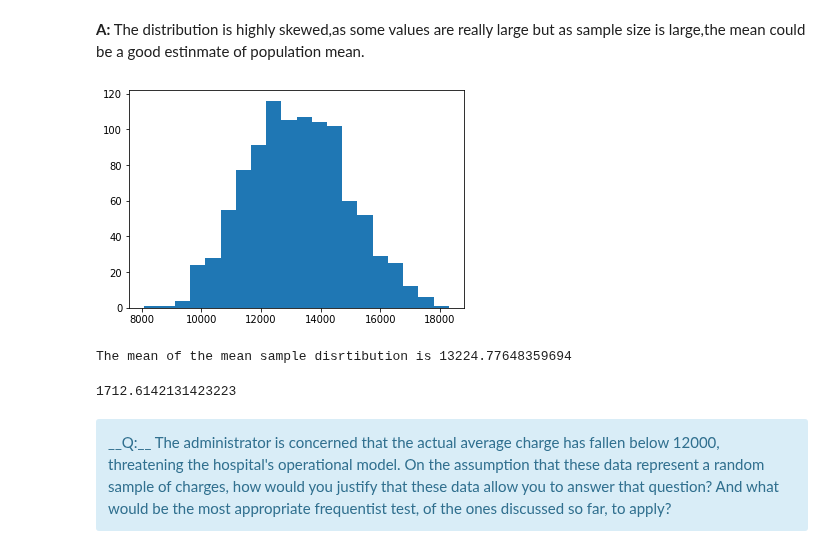
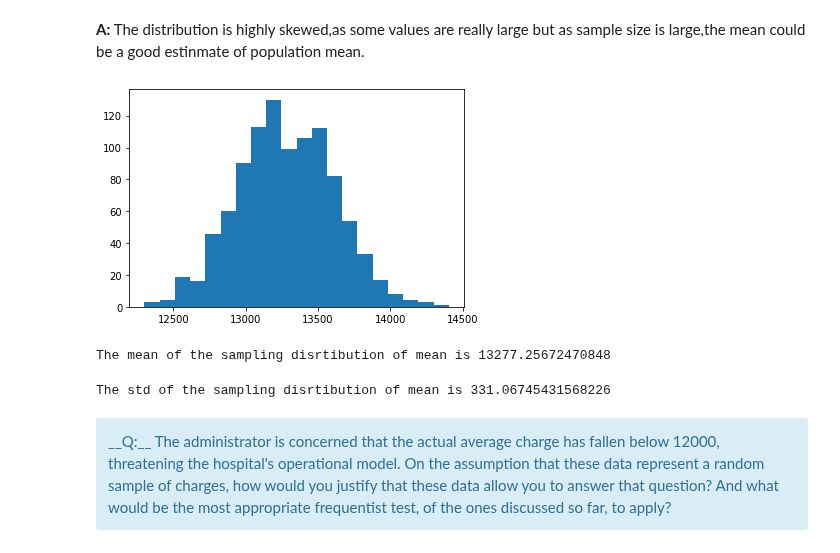
Before and after one commit to Anandpatil412/DSC, a Jupyter notebook: Miniproject_inferential_statistics/inferential_statistics_1b-Q6.25.ipynb, the cells around one changed output. Saved outputs shown, nothing was run; the diff lists cells and outputs as text; code cells hidden in the pictures.

```diff
--- a/Miniproject_inferential_statistics/inferential_statistics_1b-Q6.25.ipynb
+++ b/Miniproject_inferential_statistics/inferential_statistics_1b-Q6.25.ipynb
@@ -81,23 +81,26 @@ def medicalcharges_sampler(n):
 # %%
 sample_mean = np.empty(1000)
 for i in range(1000):
-    sample_mean[i] = np.mean(medicalcharges_sampler(50))
+    sample_mean[i] = np.mean(medicalcharges_sampler(1338))
 
 _ = plt.hist(sample_mean,bins=20)
 
 plt.show()
 # %% [output]
-[figure, old version]
+[figure, new version]
 # %%
 _mean = np.mean(sample_mean)
-print("The mean of the mean sample disrtibution is",_mean)
+print("The mean of the sampling disrtibution of mean is",_mean)
 # %% [output]
-The mean of the mean sample disrtibution is 13224.77648359694
+The mean of the sampling disrtibution of mean is 13277.25672470848
-# %%
-𝜎𝑚𝑒𝑎𝑛 = std_charges/(50**0.5)
-𝜎𝑚𝑒𝑎𝑛
-# %% [output]
-1712.6142131423223
+# %%
+𝜎𝑚𝑒𝑎𝑛 = std_charges/(1338**0.5)
+𝜎𝑚𝑒𝑎𝑛
+#or
+# 𝜎𝑚𝑒𝑎𝑛 = np.std(sample_mean)
+print("The std of the sampling disrtibution of mean is",𝜎𝑚𝑒𝑎𝑛)
+# %% [output]
+The std of the sampling disrtibution of mean is 331.06745431568226
 # %% [markdown]
 <div class="span5 alert alert-info">
 __Q:__ The administrator is concerned that the actual average charge has fallen below 12000, threatening the hospital's operational model. On the assumption that these data represent a random sample of charges, how would you justify that these data allow you to answer that question? And what would be the most appropriate frequentist test, of the ones discussed so far, to apply?
```
Also changed, not shown: parts of 11 cells of this notebook.
